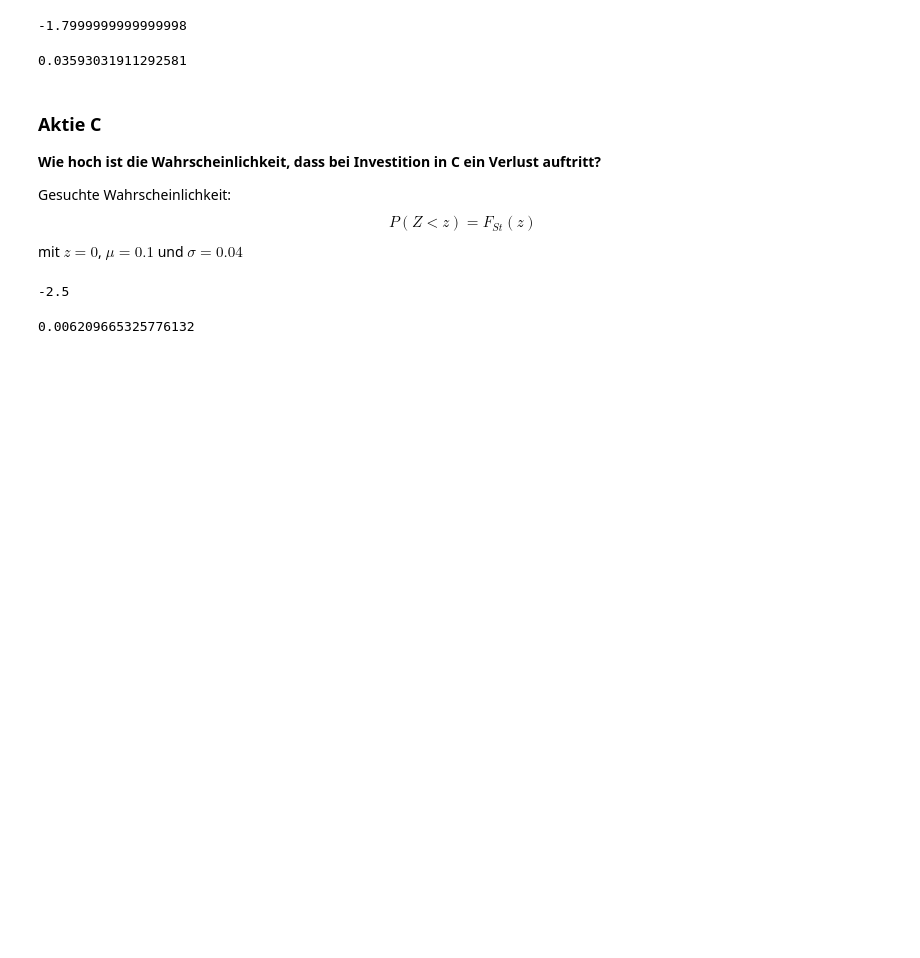
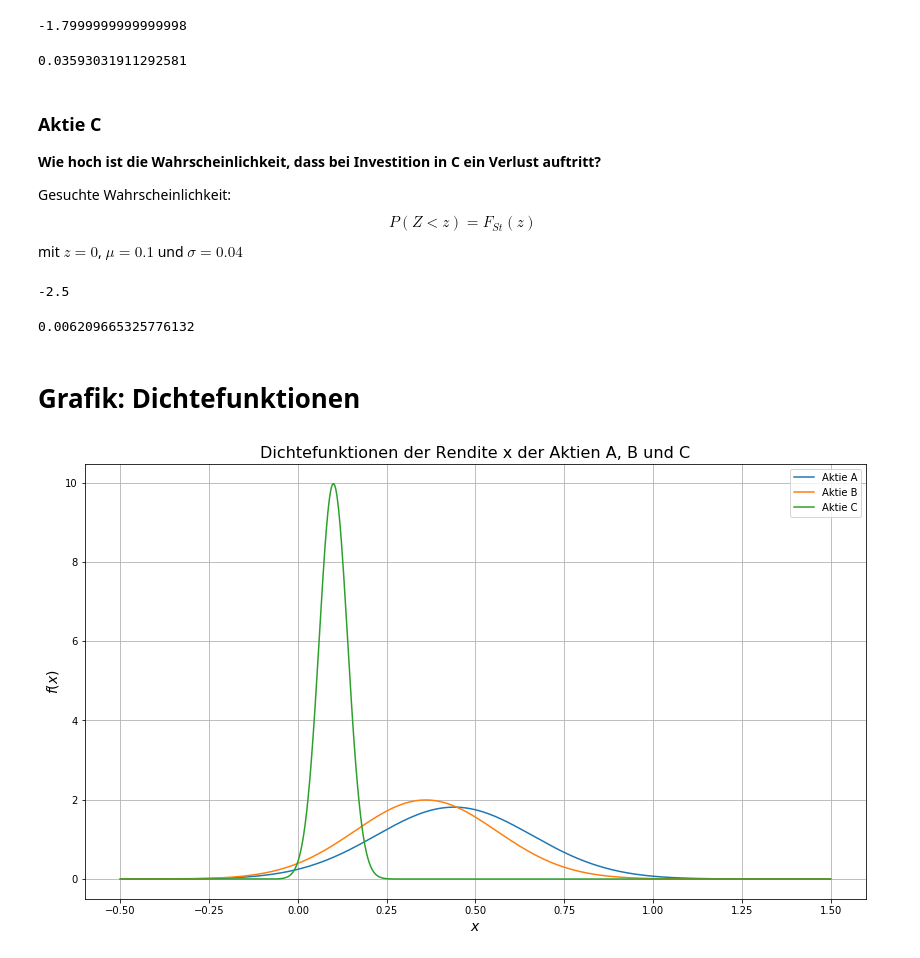
Before and after one commit to mirneshalilovic/BSTA01-01, a Jupyter notebook: Lektion/05/Lektion_05_Beispiel_02.ipynb, the cells around one changed output. Cells and saved outputs as stored; diff of their text form; code cells hidden in the pictures; blank space fills up the shorter version.

```diff
--- a/Lektion/05/Lektion_05_Beispiel_02.ipynb
+++ b/Lektion/05/Lektion_05_Beispiel_02.ipynb
@@ -101,3 +101,51 @@ print(z)
 norm.cdf(z)
 # %% [output]
 0.006209665325776132
+# %% [markdown]
+# Grafik: Dichtefunktionen
+# %%
+import numpy as np
+import matplotlib.pyplot as plt
+%matplotlib inline
+
+fig, ax = plt.subplots(figsize=(14, 8))
+
+## A
+x_values = np.linspace(-0.5, 1.5, 1000)
+y_values = [norm.pdf(i, loc=0.44, scale=0.22) for i in x_values]
+ax.plot(x_values, y_values, label='Aktie A')
+
+## B
+x_values = np.linspace(-0.5, 1.5, 1000)
+y_values = [norm.pdf(i, loc=0.36, scale=0.2) for i in x_values]
+ax.plot(x_values, y_values, label='Aktie B')
+
+## C
+x_values = np.linspace(-0.5, 1.5, 1000)
+y_values = [norm.pdf(i, loc=0.1, scale=0.04) for i in x_values]
+ax.plot(x_values, y_values, label='Aktie C')
+
+ax.set_title('Dichtefunktionen der Rendite x der Aktien A, B und C', size=16)
+ax.set_xlabel('$x$', size=14)
+ax.set_ylabel('$f(x)$', size=14)
+
+ax.grid(True, axis='both')
+
+#ax.set_xticks(np.linspace(-3, 3, 13))
+#ax.set_xticklabels(x_labels)
+
+#ax.set_yticks(np.linspace(0.0, 1.0, 11))
+
+## Wert neben Linie schreiben
+#for x, y in zip(x_values, y_values):
+#    ax.annotate(str(y), xy=(x, y - 0.04), size=14)
+
+#major_ticks = np.arange(0, 1.1, 0.1)
+#ax.set_yticks(major_ticks)
+
+plt.legend()
+
+plt.show()
+toggle_code()
+# %% [output]
+[figure, added]
```
Also changed, not shown: parts of 4 cells of this notebook, 5 other files.
